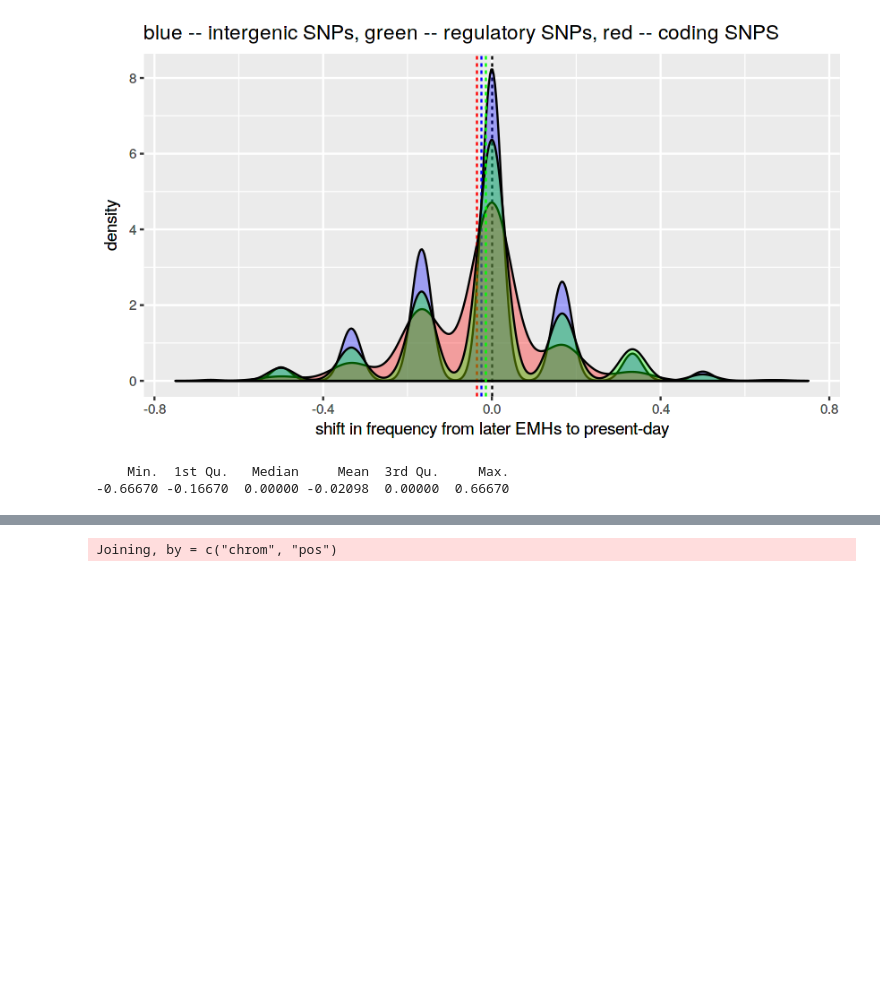
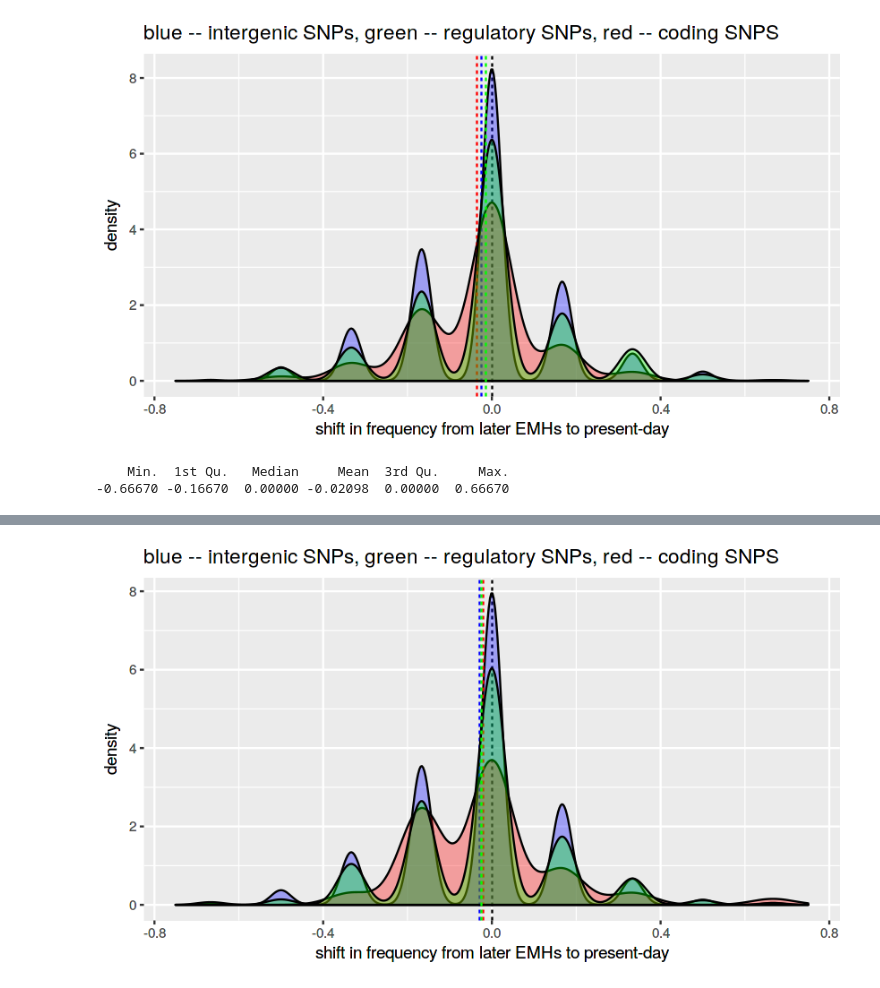
Before and after one commit to bodkan/nea-over-time, a Jupyter notebook: notebooks/frequency_shift_after_10ky.ipynb, the cells around one changed output, grey strips where cells are left out. Cells and saved outputs as stored; diff of their text form; code cells hidden in the pictures; blank space fills up the shorter version.

Commit message:
Convert loose code into functions/pipeline

```diff
--- a/notebooks/frequency_shift_after_10ky.ipynb
+++ b/notebooks/frequency_shift_after_10ky.ipynb
@@ -325,13 +334,3 @@ summary(seg_in_emh$freq_shift)
 # %% [output]
     Min.  1st Qu.   Median     Mean  3rd Qu.     Max.
 -0.66670 -0.16670  0.00000 -0.02098  0.00000  0.66670
-# %%
-subsample_sgdp <- function(samples_info, all_samples) {
-    # get the names of EMH samples and a subsample of the SGDP individuals
-    # of the same size
-    emh_samples <- filter(samples_info, pop == "EMH_Europe")$name
-    sgdp_subsample <- sample(filter(samples_info, pop == "present_Europe")$name, length(emh_samples))
-
-    # return the SNP table of just the sampled individuals
-    select(all_snps, chrom, pos, one_of(c(emh_samples, sgdp_subsample)))
-}
@@ -337,0 +498,7 @@ subsample_sgdp <- function(samples_info, all_samples) {
+# %%
+x <-
+    subsample_sgdp(samples_info, all_snps) %>%
+    get_overlapping_sites %>%
+    merge_annots(all_annots_wide) %>%
+    calc_sfs %>%
+    calc_sfs_shift
@@ -337,0 +515,22 @@ subsample_sgdp <- function(samples_info, all_samples) {
+# %%
+options(repr.plot.width=7, repr.plot.height=4)
+
+seg_in_emh <- filter(x, EMH_Europe > 0, EMH_Europe < 1, present_Europe > 0, present_Europe < 1)
+
+ggplot() +
+    geom_vline(xintercept=0, linetype=2, color="black") +
+
+    geom_density(data=filter(seg_in_emh, AnnoType == "Intergenic"), aes(freq_shift), alpha=1/3, fill="blue") +
+    geom_vline(xintercept=mean(filter(seg_in_emh, AnnoType == "Intergenic")$freq_shift), linetype=2, color="blue") +
+
+    geom_density(data=filter(seg_in_emh, AnnoType == "CodingTranscript"), aes(freq_shift), alpha=1/3, fill="red") +
+    geom_vline(xintercept=mean(filter(seg_in_emh, AnnoType == "CodingTranscript")$freq_shift), linetype=2, color="red") +
+
+    geom_density(data=filter(seg_in_emh, AnnoType == "RegulatoryFeature"), aes(freq_shift), alpha=1/3, fill="green") +
+    geom_vline(xintercept=mean(filter(seg_in_emh, AnnoType == "RegulatoryFeature")$freq_shift), linetype=2, color="green") +
+
+    xlab("shift in frequency from later EMHs to present-day") +
+    ggtitle("blue -- intergenic SNPs, green -- regulatory SNPs, red -- coding SNPS") +
+    xlim(-0.75, 0.75)
+# %% [output]
+[figure, added]
@@ -344,12 +542,0 @@ overlapping <- subsampled[na_counts == 0, ]
-# %%
-# create a pop-assignment table
-pop_table <- samples_info$pop
-names(pop_table) <- samples_info$name
-
-# merge annotations with SNP data and convert the DF into a long format
-merged <-
-    inner_join(all_annots_wide, overlapping) %>% # merge annotations with SNP data
-    mutate(chrom=paste0(chrom, "_", pos)) %>%    # create a SNP ID string
-    rename(site_id=chrom) %>%  select(-pos)      # remove the chrom/pos columns
-# %% [output]
-Joining, by = c("chrom", "pos")
```
Also changed, not shown: parts of 20 cells of this notebook.
